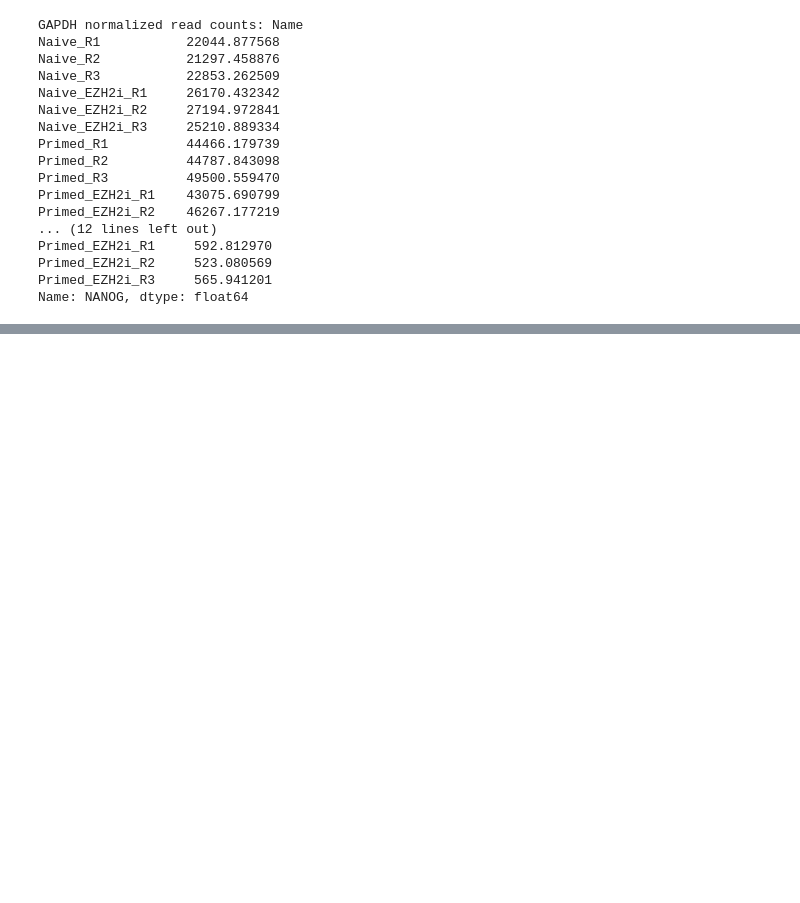
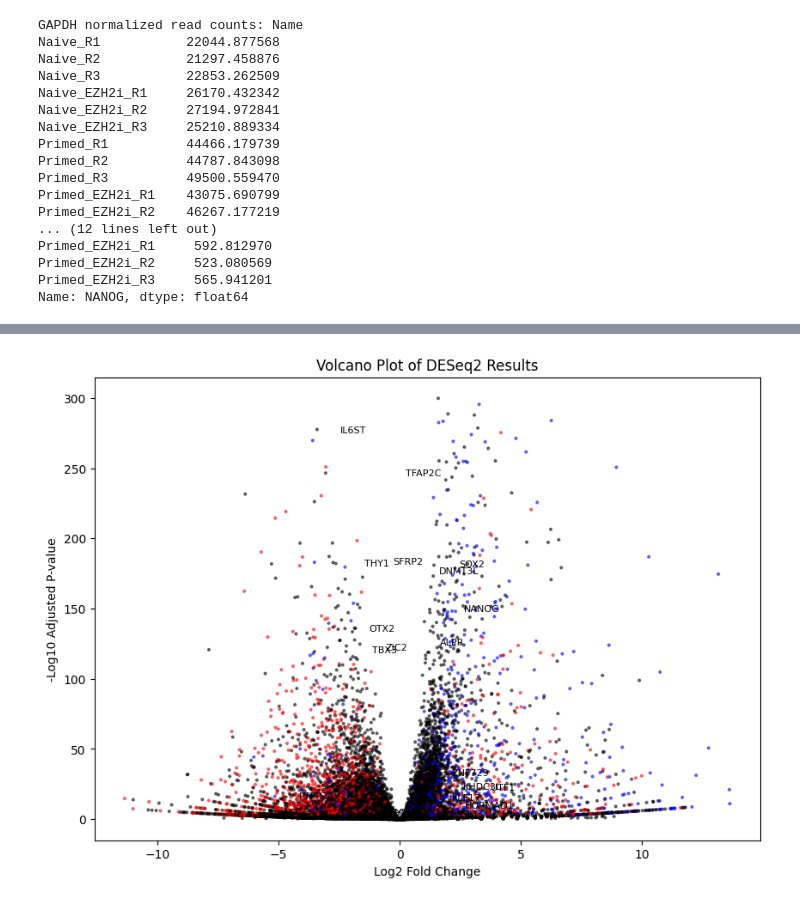
Before and after one commit to simonelsasser/SP1-01-Ex, a Jupyter notebook: Kumar_NCB/DEG-Kumar.ipynb, the cells around one changed output, grey strips where cells are left out. Saved outputs shown, nothing was run; the diff lists cells and outputs as text; code cells hidden in the pictures; blank space fills up the shorter version.

```diff
--- a/Kumar_NCB/DEG-Kumar.ipynb
+++ b/Kumar_NCB/DEG-Kumar.ipynb
@@ -660,0 +599,23 @@ plt.show()
+# %%
+#######
+# Volcano plot:
+# xaxis is the log2 fold change, yaxis is the -log10 of the adjusted p-value
+
+#print Volcano plot plot of the results, color points with padj < 0.05 and |lfc|>1 in red and the rest in black
+plt.figure(figsize=(10, 7))
+colors = np.where((naive_vs_primed["padj"] < 0.01) & (naive_vs_primed["log2FoldChange"] > 1), "blue", np.where((naive_vs_primed["padj"] < 0.01) & (naive_vs_primed["log2FoldChange"] < -1), "red", "black"))
+plt.scatter(naive_vs_primed_raw_lfc, -np.log10(naive_vs_primed["padj"]), c=colors, alpha=0.5, s=4)
+plt.xlabel("Log2 Fold Change")
+plt.ylabel("-Log10 Adjusted P-value")
+plt.title("Volcano Plot of DESeq2 Results")
+
+# Add text labels for genes in genes_2e
+texts = []
+for gene in genes_2e:
+    if gene in naive_vs_primed.index:
+        x = naive_vs_primed.loc[gene, "log2FoldChange"]
+        y = -np.log10(naive_vs_primed.loc[gene, "padj"])
+        texts.append(plt.text(x, y, gene, fontsize=8))
+plt.show()
+# %% [output]
+[figure, added]
```
Also changed, not shown: parts of 22 cells of this notebook.
